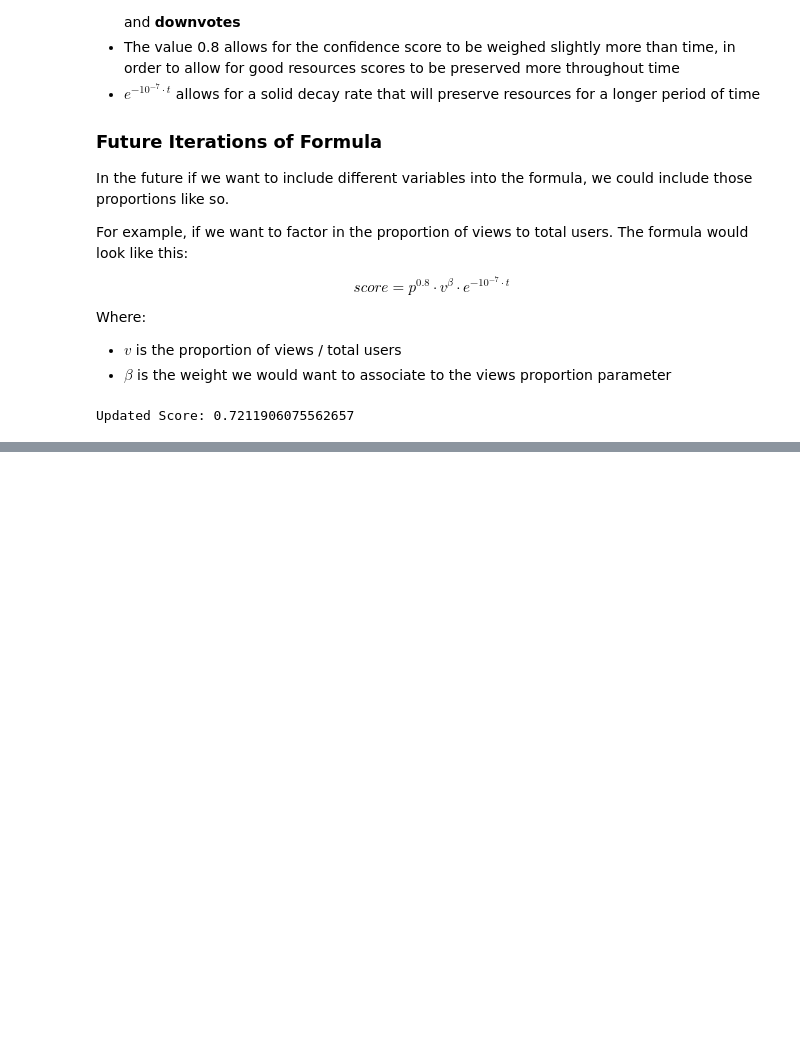
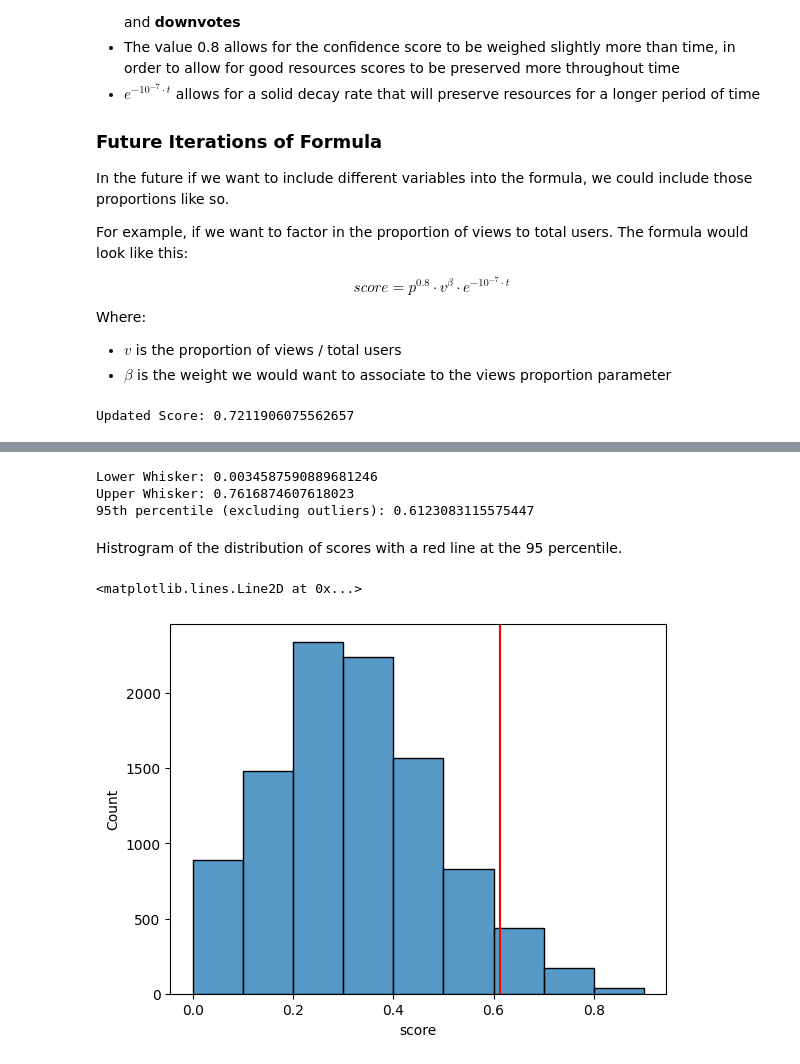
Before and after one commit to aureliobarrios/machine-learning, a Jupyter notebook: notebooks/algorithm.ipynb, the cells around one changed output, grey strips where cells are left out. Saved outputs shown, nothing was run; the diff lists cells and outputs as text; code cells hidden in the pictures; blank space fills up the shorter version.

```diff
--- a/notebooks/algorithm.ipynb
+++ b/notebooks/algorithm.ipynb
@@ -150,0 +218,25 @@ Where:
+# %%
+#save the stats of the boxplot for original simulated scores
+box_stats = boxplot_stats(df["score"])
+#get the lower whisker score
+print(f"Lower Whisker: {box_stats[0]["whislo"]}")
+#get the upper whisker score
+print(f"Upper Whisker: {box_stats[0]["whishi"]}")
+#get all rows excluding outliers
+df_no_outliers = df[df["score"] <= box_stats[0]["whishi"]]
+#calculate the 95th percentile for scores excluding outliers
+print(f"95th percentile (excluding outliers): {df_no_outliers["score"].quantile(0.95)}")
+# %% [output]
+Lower Whisker: 0.0034587590889681246
+Upper Whisker: 0.7616874607618023
+95th percentile (excluding outliers): 0.6123083115575447
+# %% [markdown]
+Histrogram of the distribution of scores with a red line at the 95 percentile.
+# %%
+#histogram of the distribution of scores
+sns.histplot(data=df, x="score", bins=np.arange(0, 1, 0.1))
+
+plt.axvline(df_no_outliers["score"].quantile(0.95), color="red")
+# %% [output]
+<matplotlib.lines.Line2D at 0x...>
+[figure, added]
```
Also changed, not shown: parts of 18 cells of this notebook, 1 other file.
